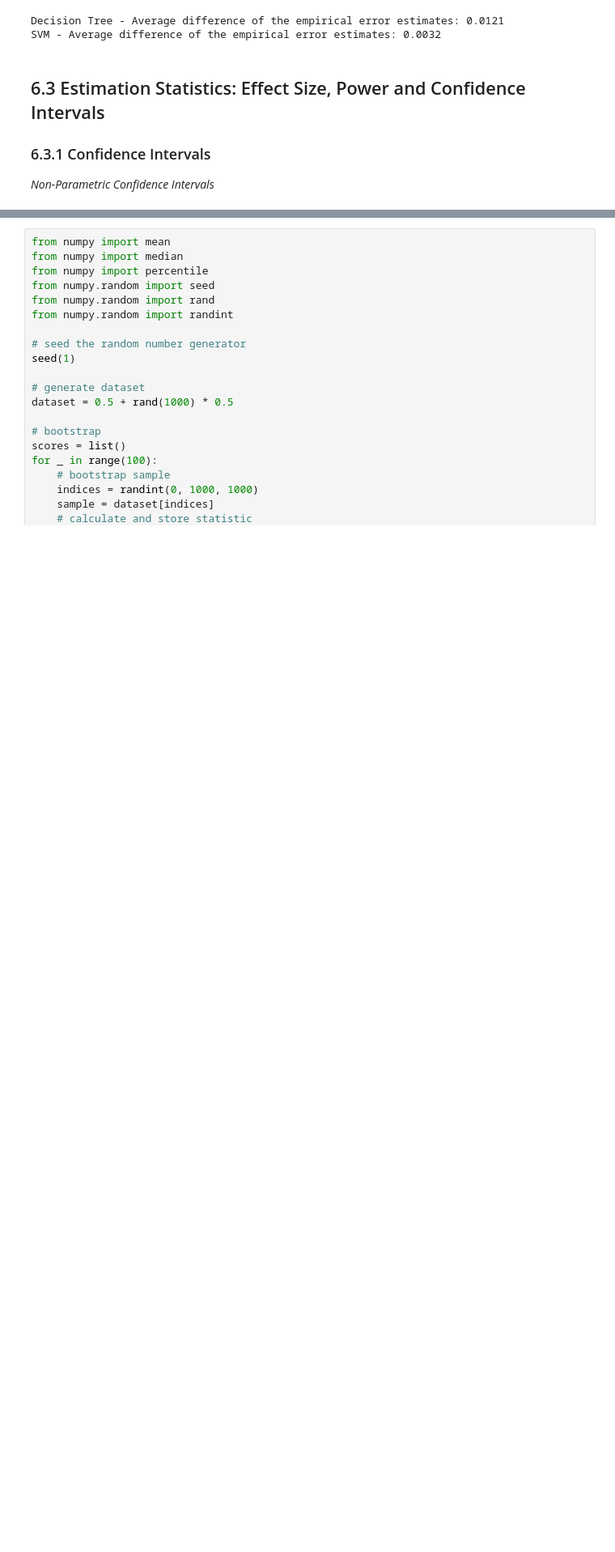
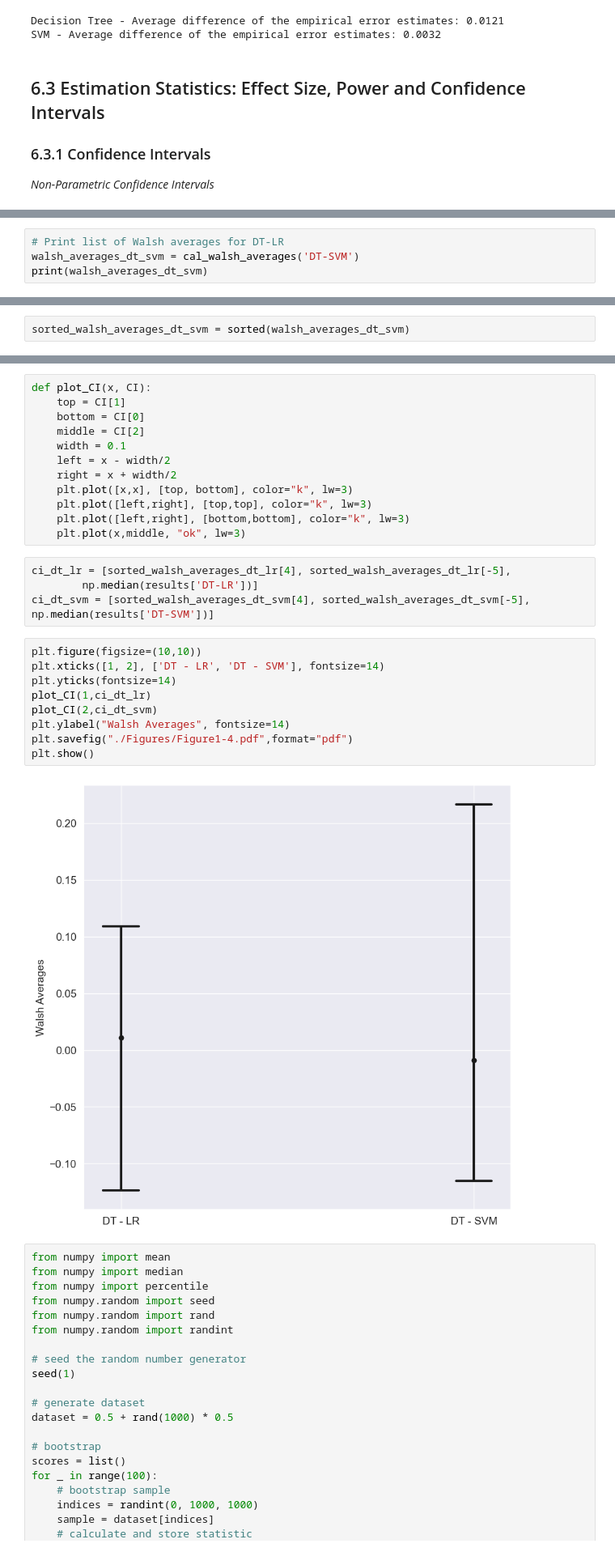
Before and after one commit to zoisboukouvalas/MachineLearningEvaluation_TowardsReliableResponsibleAI, a Jupyter notebook: Part_II/Chapter-6-Statistical-Significance/StatisticalSignificance_SO.ipynb, the cells around one changed output, grey strips where cells are left out. Shown at 81% size. Cells and saved outputs as stored; diff of their text form; blank space fills up the shorter version.

```diff
--- a/Part_II/Chapter-6-Statistical-Significance/StatisticalSignificance_SO.ipynb
+++ b/Part_II/Chapter-6-Statistical-Significance/StatisticalSignificance_SO.ipynb
@@ -1913,0 +2094,4 @@ SVM - Average difference of the empirical error estimates: 0.0032
+# %%
+# Print list of Walsh averages for DT-LR
+walsh_averages_dt_svm = cal_walsh_averages('DT-SVM')
+print(walsh_averages_dt_svm)
@@ -1913,0 +2100,2 @@ SVM - Average difference of the empirical error estimates: 0.0032
+# %%
+sorted_walsh_averages_dt_svm = sorted(walsh_averages_dt_svm)
@@ -1914,3 +2112,30 @@ SVM - Average difference of the empirical error estimates: 0.0032
+# %%
+def plot_CI(x, CI):
+    top = CI[1]
+    bottom = CI[0]
+    middle = CI[2]
+    width = 0.1
+    left = x - width/2
+    right = x + width/2
+    plt.plot([x,x], [top, bottom], color="k", lw=3)
+    plt.plot([left,right], [top,top], color="k", lw=3)
+    plt.plot([left,right], [bottom,bottom], color="k", lw=3)
+    plt.plot(x,middle, "ok", lw=3)
+# %%
+ci_dt_lr = [sorted_walsh_averages_dt_lr[4], sorted_walsh_averages_dt_lr[-5],
+        np.median(results['DT-LR'])]
+ci_dt_svm = [sorted_walsh_averages_dt_svm[4], sorted_walsh_averages_dt_svm[-5], np.median(results['DT-SVM'])]
+# %%
+plt.figure(figsize=(10,10))
+plt.xticks([1, 2], ['DT - LR', 'DT - SVM'], fontsize=14)
+plt.yticks(fontsize=14)
+plot_CI(1,ci_dt_lr)
+plot_CI(2,ci_dt_svm)
+plt.ylabel("Walsh Averages", fontsize=14)
+plt.savefig("./Figures/Figure1-4.pdf",format="pdf")
+plt.show()
+# %% [output]
+[figure, added]
 # %%
 from numpy import mean
 from numpy import median
```
Also changed, not shown: parts of 67 cells of this notebook.
